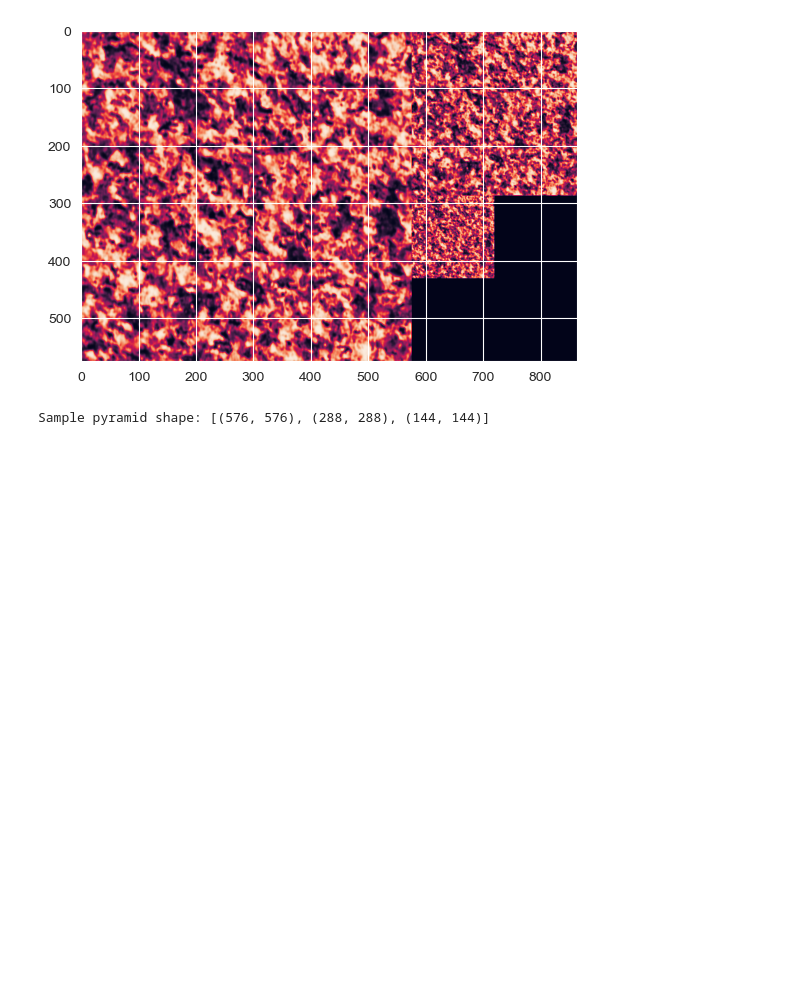
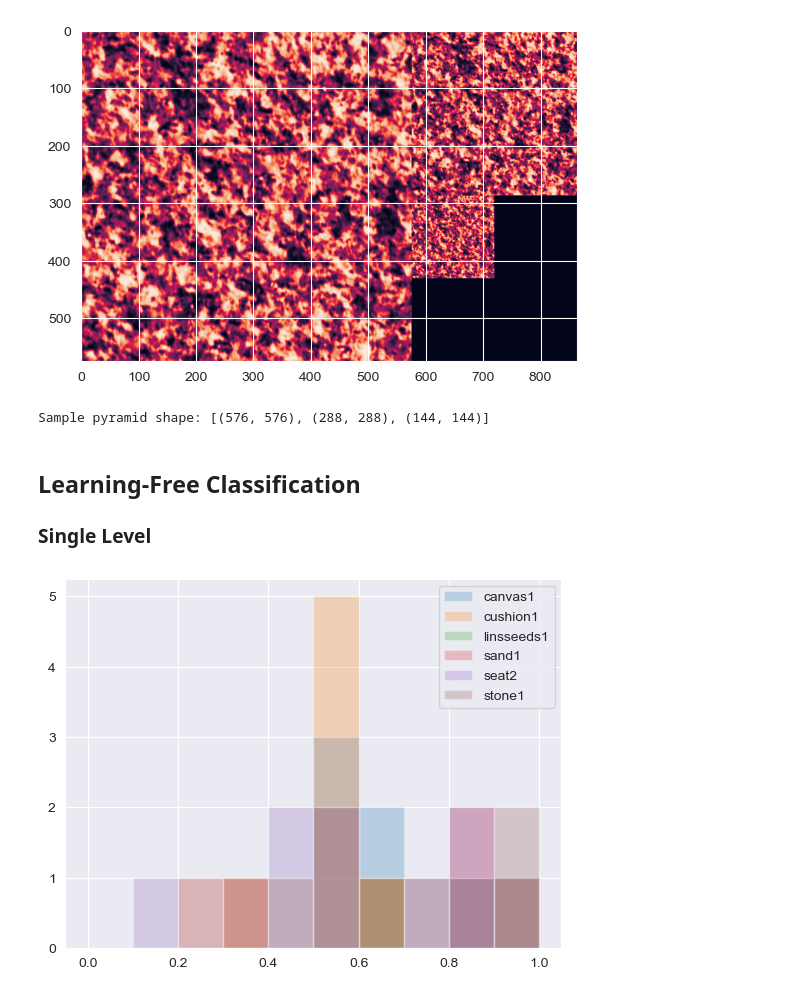
Before and after one commit to emiliamzz/Learning-Based-Comp-Vision, a Jupyter notebook: Assignment 2/a2_300018129_csi5341.ipynb, the cells around one changed output. Saved outputs shown, nothing was run; the diff lists cells and outputs as text; code cells hidden in the pictures; blank space fills up the shorter version.

Commit message:
Single Level

```diff
--- a/Assignment 2/a2_300018129_csi5341.ipynb
+++ b/Assignment 2/a2_300018129_csi5341.ipynb
@@ -319,3 +186,27 @@ for pyramid in pyramid_training_stone:
         his.append(h)
     sobel_training_stone.append(pyr)
     histogram_training_stone.append(his)
+# %% [markdown]
+## Learning-Free Classification
+### Single Level
+# %%
+# Function to average a list of histograms into one histogram
+def average_histogram(hist):
+    avg_h = []
+    for i in range(256):
+        hist_total = 0
+        for pyramid in hist:
+            h = pyramid[0][0]
+            hist_total += h.item(i)
+        hist_average = hist_total / len(hist)
+        avg_h.append(hist_average)
+    avg = np.asarray(avg_h)
+    return avg
+# %%
+# Average all the histograms by category
+average_histogram_training_canvas = average_histogram(histogram_training_canvas)
+average_histogram_training_cushion = average_histogram(histogram_training_cushion)
+average_histogram_training_linsseeds = average_histogram(histogram_training_linsseeds)
+average_histogram_training_sand = average_histogram(histogram_training_sand)
+average_histogram_training_seat = average_histogram(histogram_training_seat)
+average_histogram_training_stone = average_histogram(histogram_training_stone)
@@ -321,0 +215,12 @@ for pyramid in pyramid_training_stone:
+# %%
+# Plot the histograms
+plt.hist(average_histogram_training_canvas, label="canvas1", range=(0.0, 1.0), alpha=0.25)
+plt.hist(average_histogram_training_cushion, label="cushion1", range=(0.0, 1.0), alpha=0.25)
+plt.hist(average_histogram_training_linsseeds, label="linsseeds1", range=(0.0, 1.0), alpha=0.25)
+plt.hist(average_histogram_training_sand, label="sand1", range=(0.0, 1.0), alpha=0.25)
+plt.hist(average_histogram_training_seat, label="seat2", range=(0.0, 1.0), alpha=0.25)
+plt.hist(average_histogram_training_stone, label="stone1", range=(0.0, 1.0), alpha=0.25)
+plt.legend(loc='upper right')
+plt.show()
+# %% [output]
+[figure, added]
```
Also changed, not shown: parts of 13 cells of this notebook.
